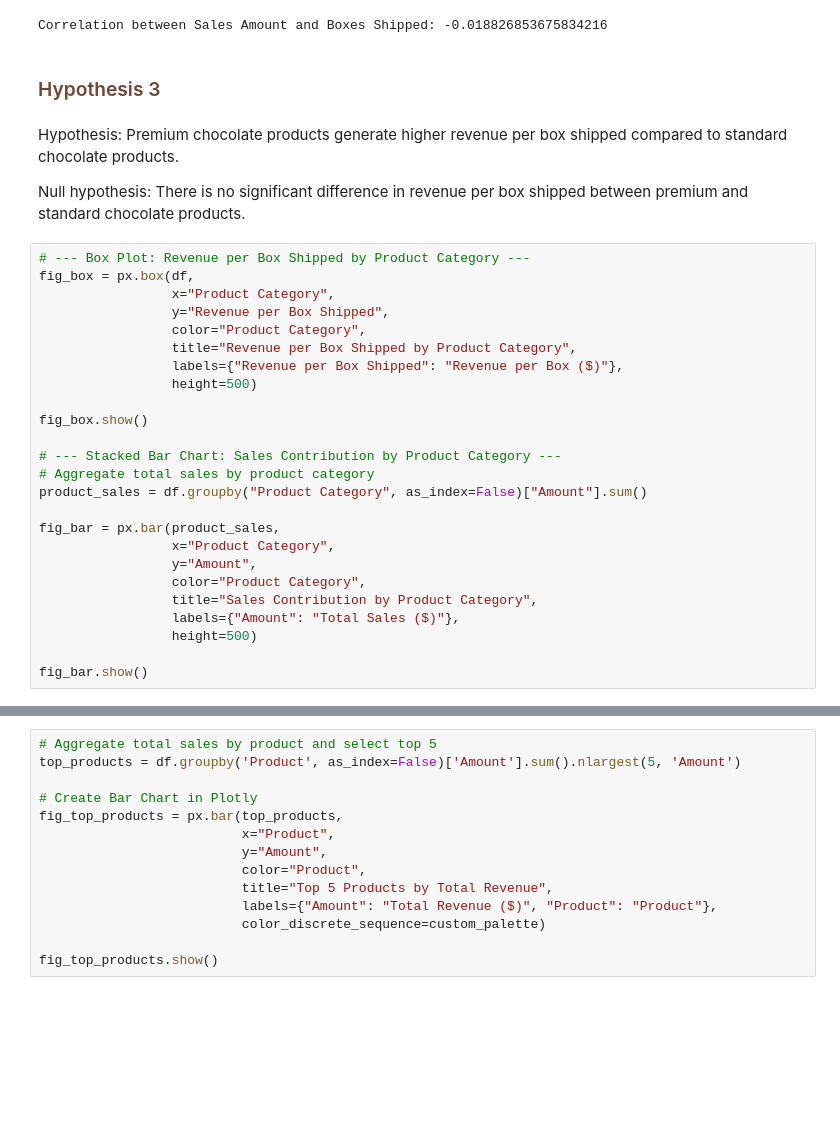
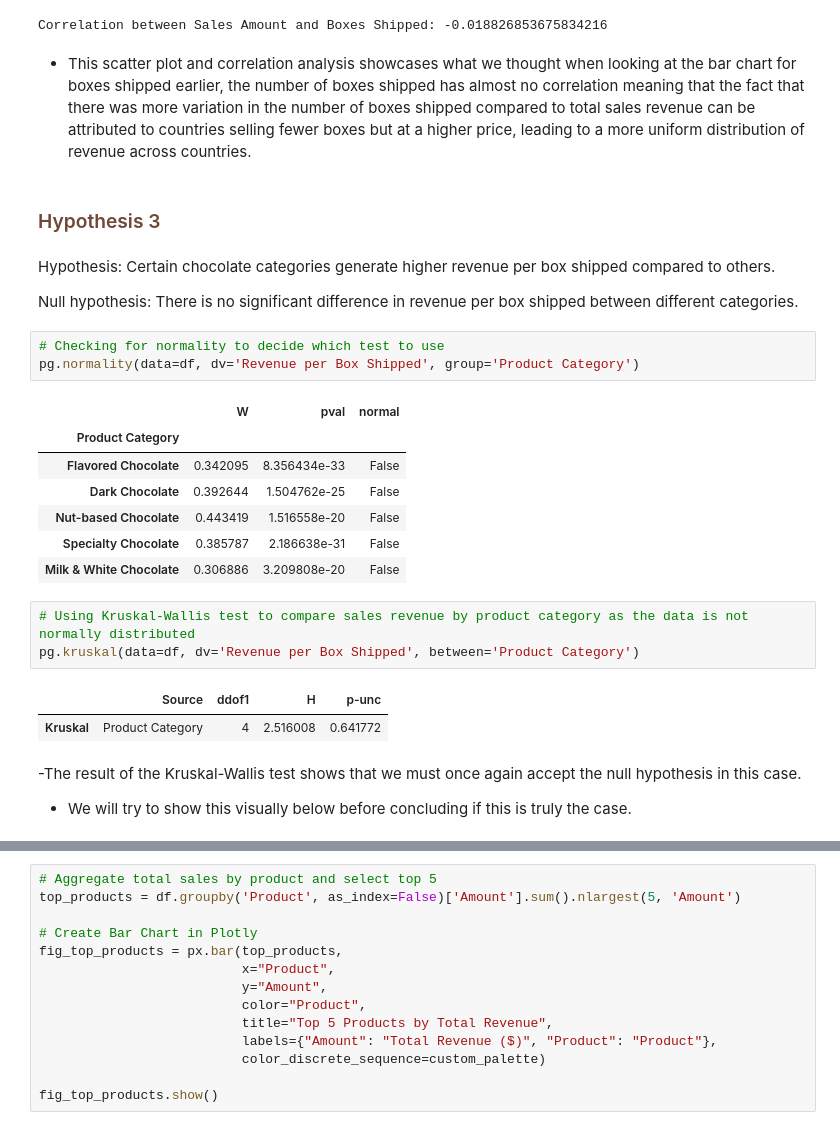
Before and after one commit to seldasen/Chocolate-Sales-Analysis, a Jupyter notebook: jupyter_notebooks/3. Data Visualisations.ipynb, the cells around one changed output, grey strips where cells are left out. Cells and saved outputs as stored; diff of their text form; blank space fills up the shorter version.

```diff
--- a/jupyter_notebooks/3. Data Visualisations.ipynb
+++ b/jupyter_notebooks/3. Data Visualisations.ipynb
@@ -263,34 +282,31 @@ fig_scatter = px.scatter(df,
 fig_scatter.show()
 # %% [output]
 Correlation between Sales Amount and Boxes Shipped: -0.018826853675834216
+# %% [markdown]
+- This scatter plot and correlation analysis showcases what we thought when looking at the bar chart for boxes shipped earlier, the number of boxes shipped has almost no correlation meaning that the fact that there was more variation in the number of boxes shipped compared to total sales revenue can be attributed to countries selling fewer boxes but at a higher price, leading to a more uniform distribution of revenue across countries.
 # %% [markdown]
 <h3 style='color:#714737;'>Hypothesis 3</h3>
 # %% [markdown]
-Hypothesis: Premium chocolate products generate higher revenue per box shipped compared to standard chocolate products.
+Hypothesis: Certain chocolate categories generate higher revenue per box shipped compared to others.
 
-Null hypothesis: There is no significant difference in revenue per box shipped between premium and standard chocolate products.
+Null hypothesis: There is no significant difference in revenue per box shipped between different categories.
-# %%
-# --- Box Plot: Revenue per Box Shipped by Product Category ---
-fig_box = px.box(df,
-                 x="Product Category",
-                 y="Revenue per Box Shipped",
-                 color="Product Category",
-                 title="Revenue per Box Shipped by Product Category",
-                 labels={"Revenue per Box Shipped": "Revenue per Box ($)"},
-                 height=500)
-
-fig_box.show()
-
-# --- Stacked Bar Chart: Sales Contribution by Product Category ---
-# Aggregate total sales by product category
-product_sales = df.groupby("Product Category", as_index=False)["Amount"].sum()
-
-fig_bar = px.bar(product_sales,
-                 x="Product Category",
-                 y="Amount",
-                 color="Product Category",
-                 title="Sales Contribution by Product Category",
-                 labels={"Amount": "Total Sales ($)"},
-                 height=500)
-
-fig_bar.show()
+# %%
+# Checking for normality to decide which test to use
+pg.normality(data=df, dv='Revenue per Box Shipped', group='Product Category')
+# %% [output]
+|  | W | pval | normal |
+| Product Category |  |  |  |
+| Flavored Chocolate | 0.342095 | 8.356434e-33 | False |
+| Dark Chocolate | 0.392644 | 1.504762e-25 | False |
+| Nut-based Chocolate | 0.443419 | 1.516558e-20 | False |
+| Specialty Chocolate | 0.385787 | 2.186638e-31 | False |
+| Milk & White Chocolate | 0.306886 | 3.209808e-20 | False |
+# %%
+# Using Kruskal-Wallis test to compare sales revenue by product category as the data is not normally distributed
+pg.kruskal(data=df, dv='Revenue per Box Shipped', between='Product Category')
+# %% [output]
+|  | Source | ddof1 | H | p-unc |
+| Kruskal | Product Category | 4 | 2.516008 | 0.641772 |
+# %% [markdown]
+-The result of the Kruskal-Wallis test shows that we must once again accept the null hypothesis in this case.
+- We will try to show this visually below before concluding if this is truly the case.
```
Also changed, not shown: parts of 20 cells of this notebook.
